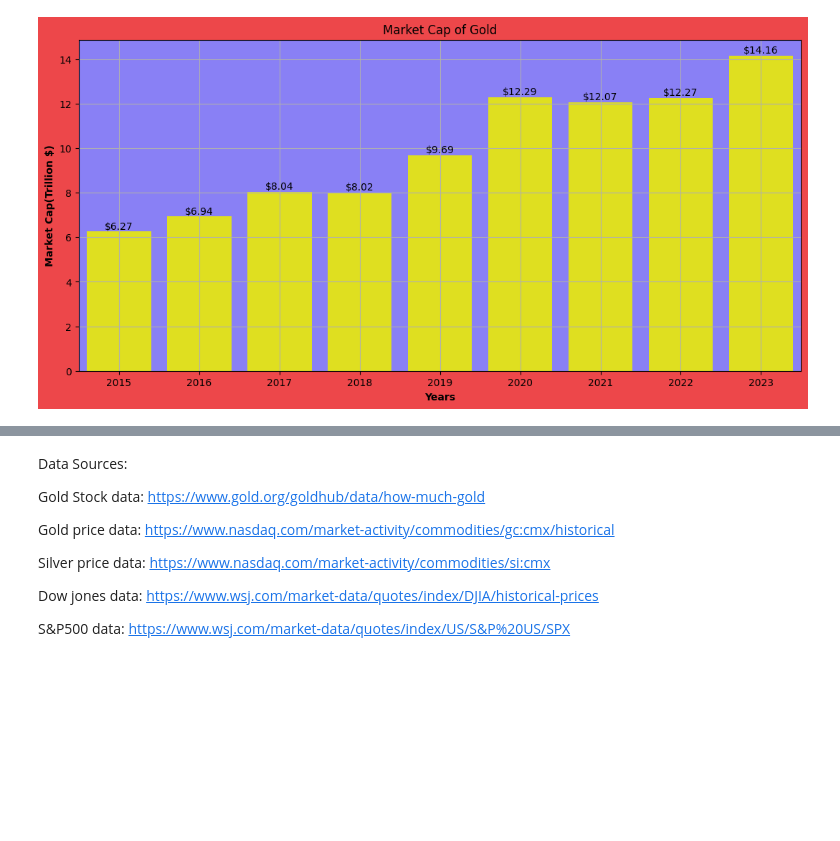
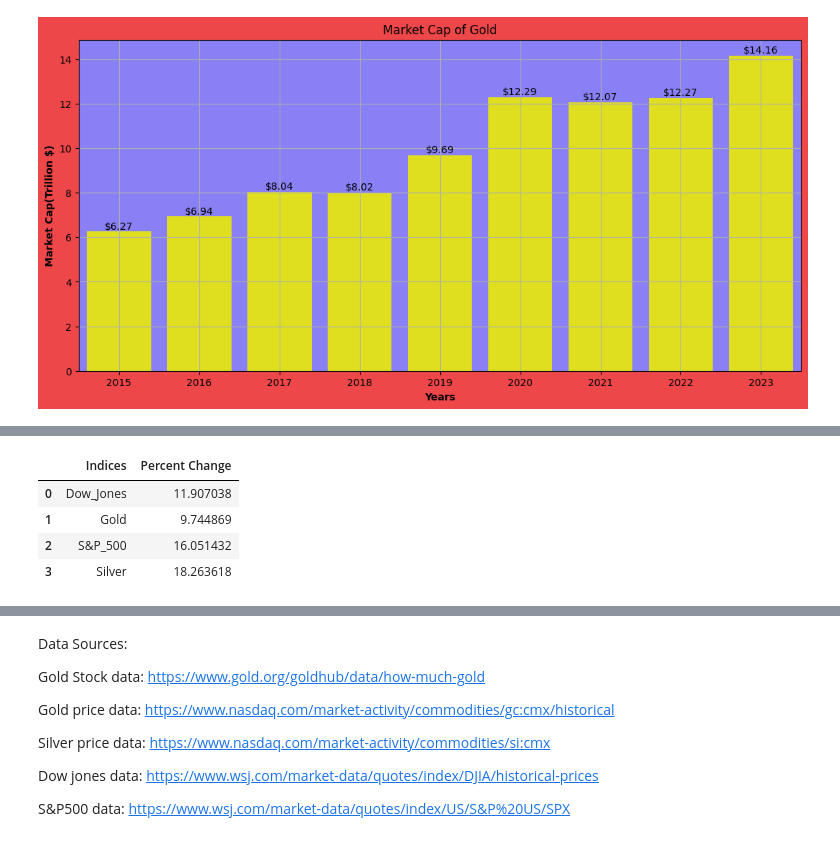
Before and after one commit to akash0214/Gold_Analysis, a Jupyter notebook: gold_eda.ipynb, the cells around one changed output, grey strips where cells are left out. Saved outputs shown, nothing was run; the diff lists cells and outputs as text; code cells hidden in the pictures; blank space fills up the shorter version.

```diff
--- a/gold_eda.ipynb
+++ b/gold_eda.ipynb
@@ -228,0 +245,10 @@ plt.show()
+# %%
+# Calculating the Standard Deviations
+std_dev = combined_df.groupby('Indices')['Percent Change'].std().reset_index()
+std_dev.head()
+# %% [output]
+|  | Indices | Percent Change |
+| 0 | Dow_Jones | 11.907038 |
+| 1 | Gold | 9.744869 |
+| 2 | S&P_500 | 16.051432 |
+| 3 | Silver | 18.263618 |
```
Also changed, not shown: parts of 4 cells of this notebook.
